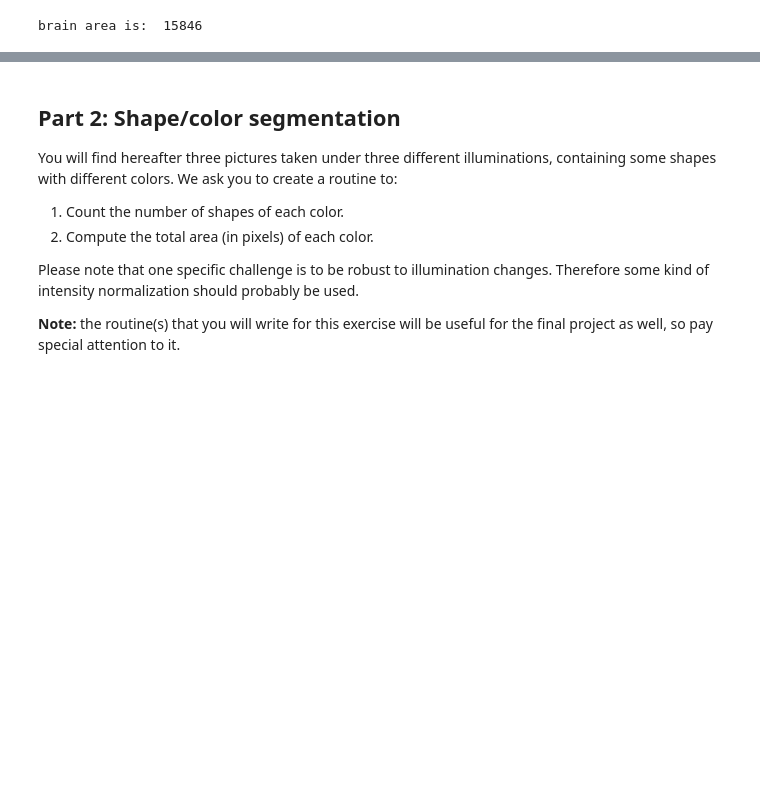
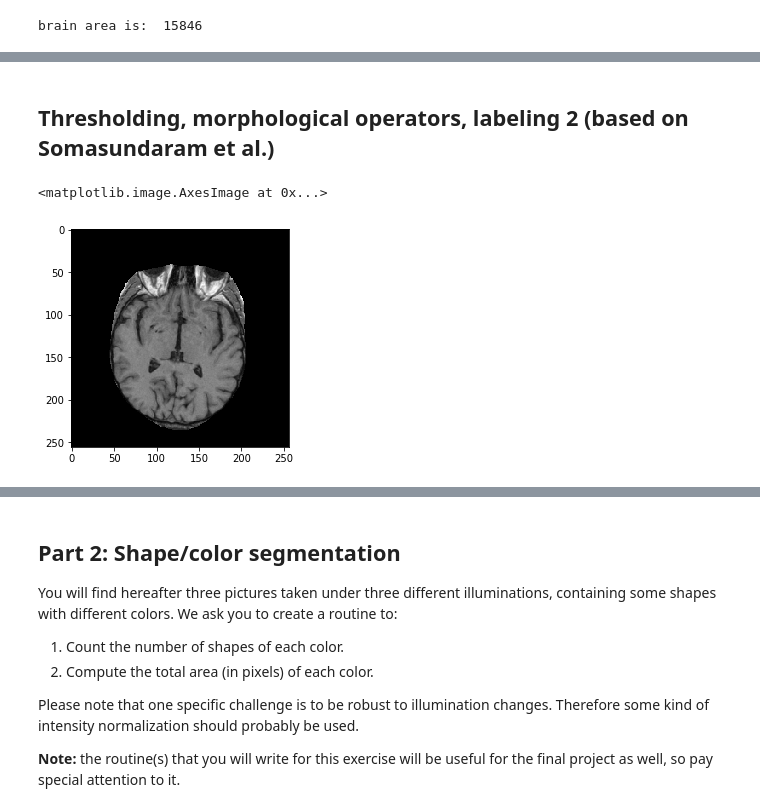
Before and after one commit to Jiang15/Image_analysis_and_pattern-recognition, a Jupyter notebook: Lab 1/lab_01_segmentation.ipynb, the cells around one changed output, grey strips where cells are left out. Cells and saved outputs as stored; diff of their text form; code cells hidden in the pictures; blank space fills up the shorter version.

Commit message:
thres+morph+label combined method#2 added

```diff
--- a/Lab 1/lab_01_segmentation.ipynb
+++ b/Lab 1/lab_01_segmentation.ipynb
@@ -373,0 +371,19 @@ brain area is:  15846
+# %% [markdown]
+## Thresholding, morphological operators, labeling 2 (based on Somasundaram et al.)
+# %%
+from skimage import feature
+from skimage.morphology import disk
+from skimage.filters import rank
+
+brain_denoise = cv2.GaussianBlur(brain_im,(5,5),.5,.5)
+
+# blur the image with circular element
+selem = disk(40)
+brain_blur = rank.mean(brain_im, selem=selem)
+
+# find a rough mask of the brain with thresholding
+i_thresholded = threshold(45, 95, brain_blur)
+plt.imshow(brain_denoise*i_thresholded, cmap='gray')
+# %% [output]
+<matplotlib.image.AxesImage at 0x...>
+[figure, added]
```
Also changed, not shown: parts of 5 cells of this notebook.
